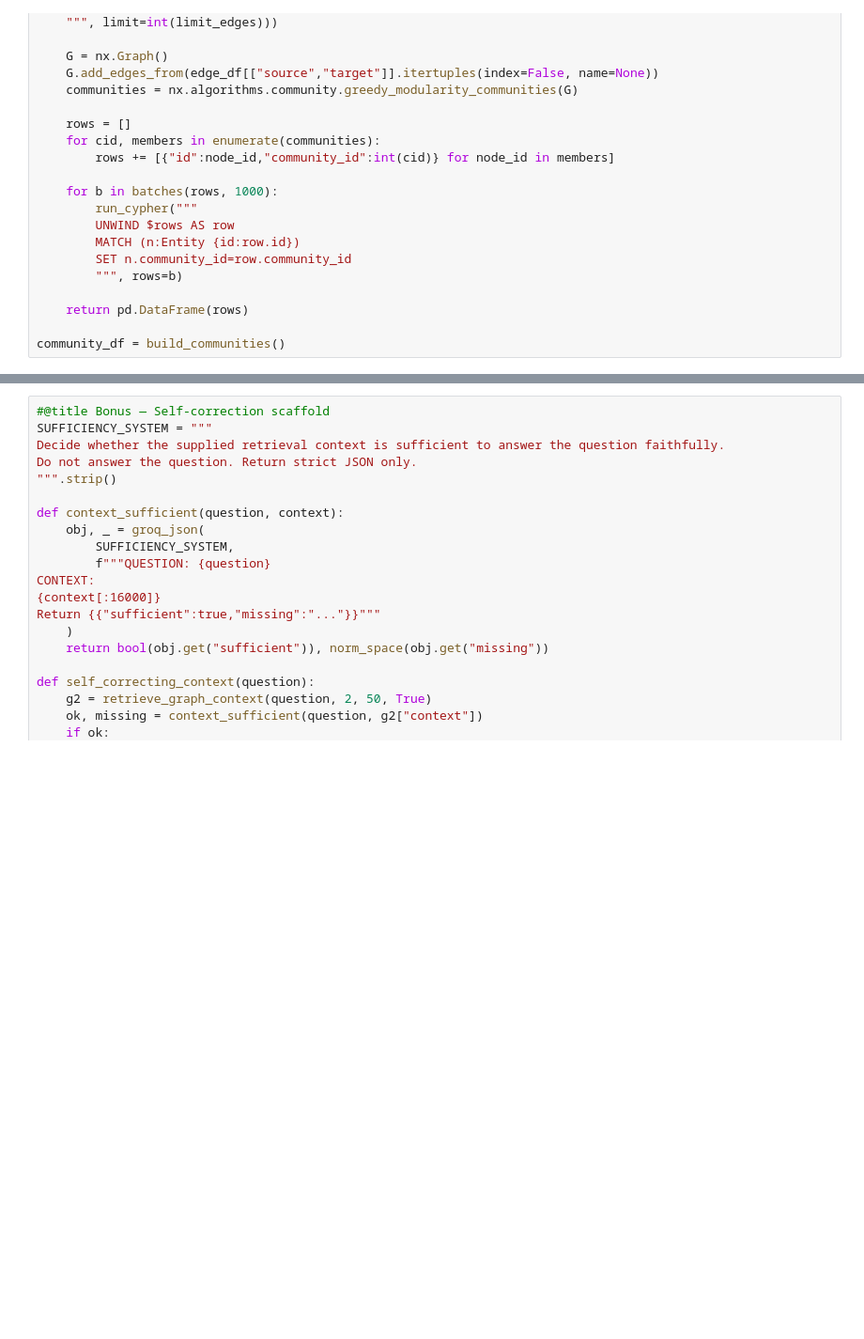
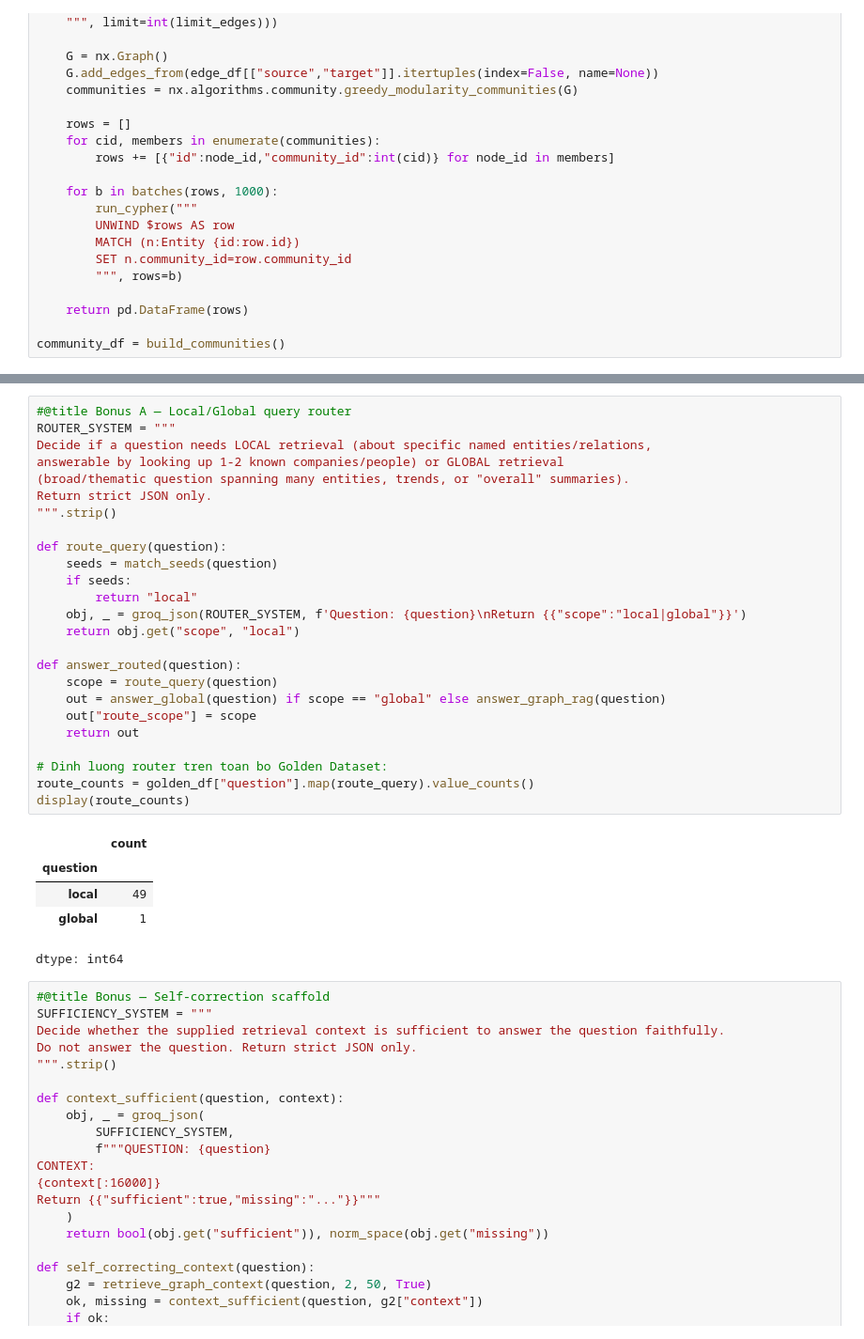
Before and after one commit to nt15032/K3-Track3-Lab19-GraphRAG-2A202601618-NguyenDucAnhTuan, a Jupyter notebook: Day19_GraphRAG_vs_FlatRAG_Production_Lab_Guide.ipynb, the cells around one changed output, grey strips where cells are left out. Shown at 94% size. Saved outputs shown, nothing was run; the diff lists cells and outputs as text; blank space fills up the shorter version.

```diff
--- a/Day19_GraphRAG_vs_FlatRAG_Production_Lab_Guide.ipynb
+++ b/Day19_GraphRAG_vs_FlatRAG_Production_Lab_Guide.ipynb
@@ -1655,3 +1740,34 @@ community_df = build_communities()
+# %%
+#@title Bonus A — Local/Global query router
+ROUTER_SYSTEM = """
+Decide if a question needs LOCAL retrieval (about specific named entities/relations,
+answerable by looking up 1-2 known companies/people) or GLOBAL retrieval
+(broad/thematic question spanning many entities, trends, or "overall" summaries).
+Return strict JSON only.
+""".strip()
+
+def route_query(question):
+    seeds = match_seeds(question)
+    if seeds:
+        return "local"
+    obj, _ = groq_json(ROUTER_SYSTEM, f'Question: {question}\nReturn {{"scope":"local|global"}}')
+    return obj.get("scope", "local")
+
+def answer_routed(question):
+    scope = route_query(question)
+    out = answer_global(question) if scope == "global" else answer_graph_rag(question)
+    out["route_scope"] = scope
+    return out
+
+# Dinh luong router tren toan bo Golden Dataset:
+route_counts = golden_df["question"].map(route_query).value_counts()
+display(route_counts)
+# %% [output]
+|  | count |
+| question |  |
+| local | 49 |
+| global | 1 |
+dtype: int64
 # %%
 #@title Bonus — Self-correction scaffold
 SUFFICIENCY_SYSTEM = """
```
Also changed, not shown: parts of 13 cells of this notebook, 7 other files.
